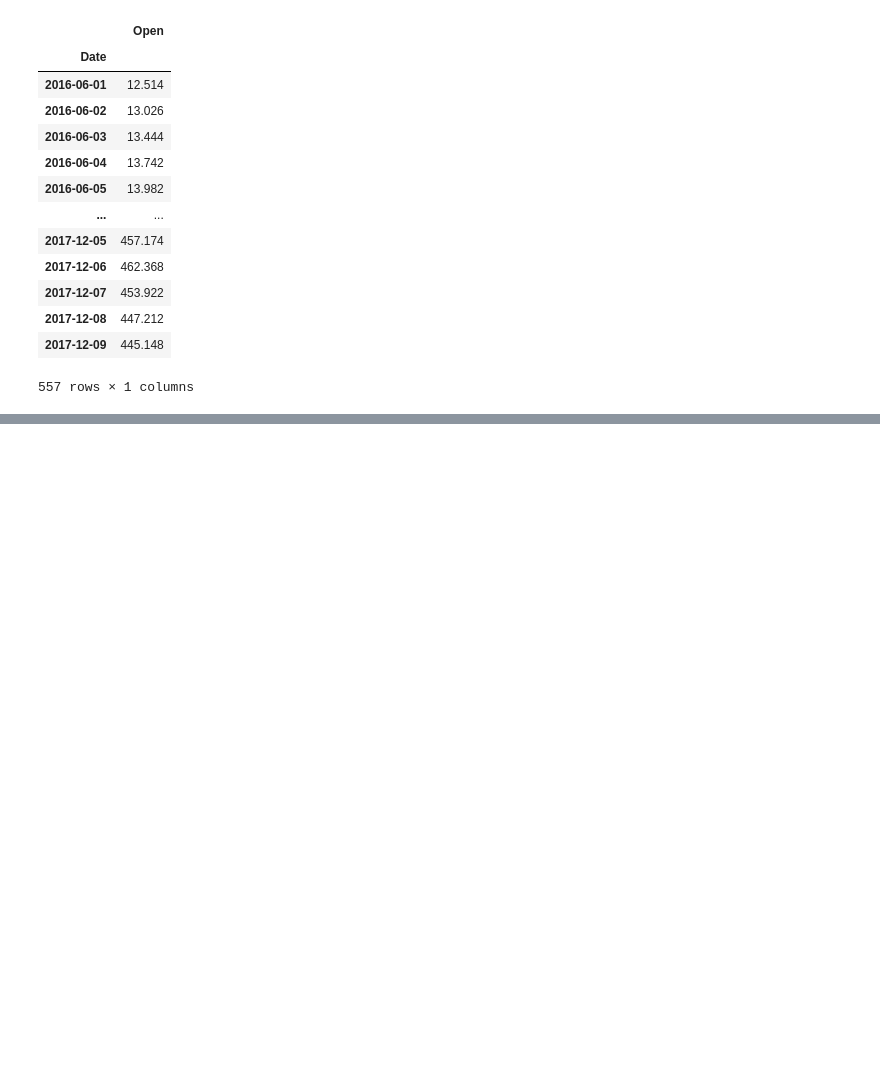
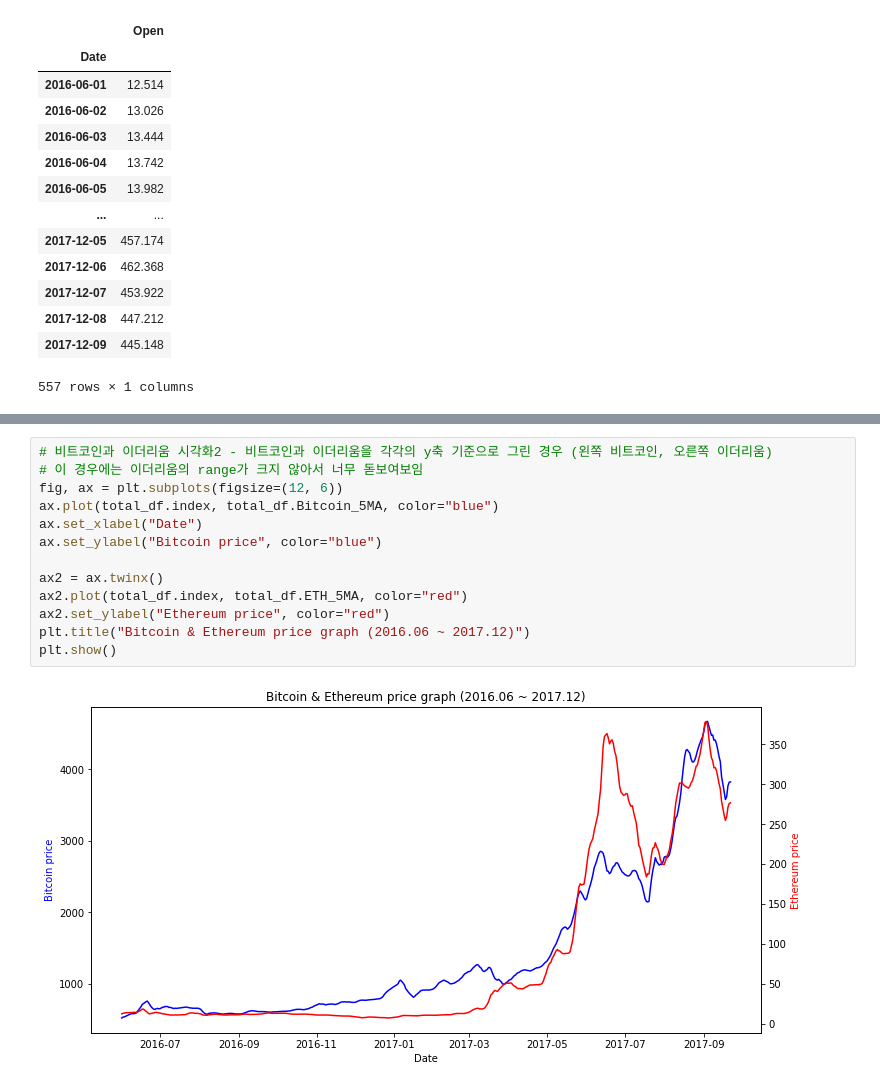
Before and after one commit to Paul-scpark/AI-dev-course, a Jupyter notebook: 3주차/05_1_Weekly_Mission.ipynb, the cells around one changed output, grey strips where cells are left out. Drawn from its saved outputs; the diff is of its cells as text; blank space fills up the shorter version.

```diff
--- a/3주차/05_1_Weekly_Mission.ipynb
+++ b/3주차/05_1_Weekly_Mission.ipynb
@@ -251,0 +296,15 @@ plt.show()
+# %%
+# 비트코인과 이더리움 시각화2 - 비트코인과 이더리움을 각각의 y축 기준으로 그린 경우 (왼쪽 비트코인, 오른쪽 이더리움)
+# 이 경우에는 이더리움의 range가 크지 않아서 너무 돋보여보임
+fig, ax = plt.subplots(figsize=(12, 6))
+ax.plot(total_df.index, total_df.Bitcoin_5MA, color="blue")
+ax.set_xlabel("Date")
+ax.set_ylabel("Bitcoin price", color="blue")
+
+ax2 = ax.twinx()
+ax2.plot(total_df.index, total_df.ETH_5MA, color="red")
+ax2.set_ylabel("Ethereum price", color="red")
+plt.title("Bitcoin & Ethereum price graph (2016.06 ~ 2017.12)")
+plt.show()
+# %% [output]
+[figure, added]
```
Also changed, not shown: parts of 10 cells of this notebook.
